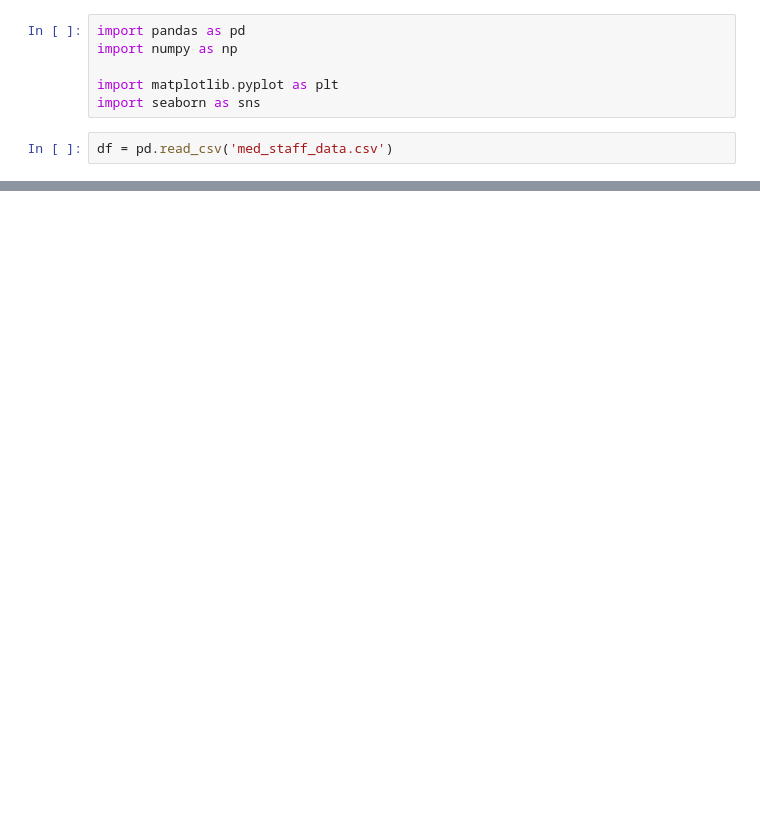
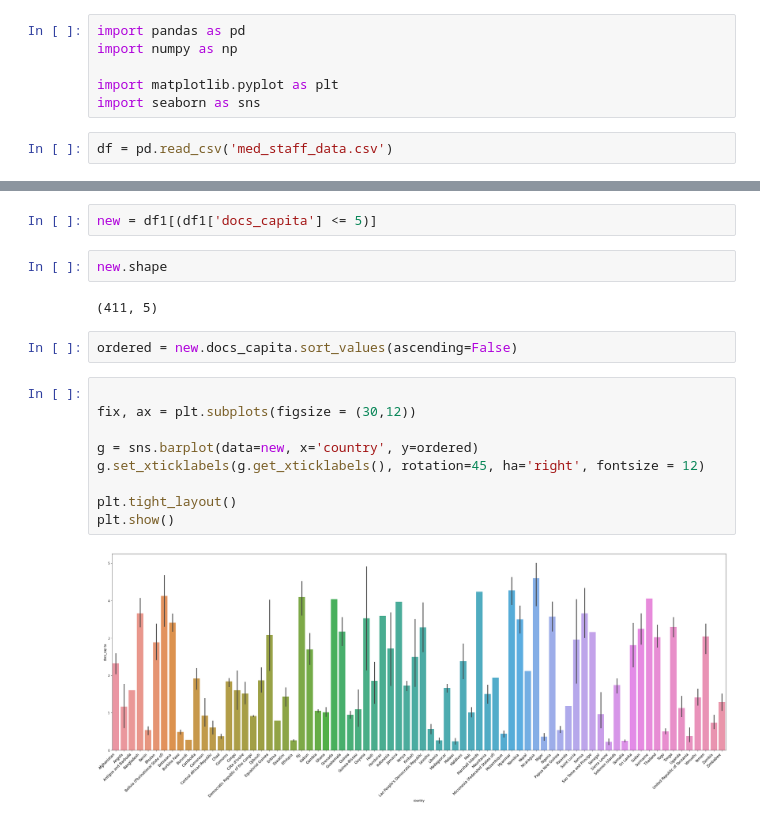
Before and after one commit to ozbunae/med_staff_data, a Jupyter notebook: World Wide Medical Staff.ipynb, the cells around one changed output, grey strips where cells are left out. Drawn from its saved outputs; the diff is of its cells as text; blank space fills up the shorter version.

```diff
--- a/World Wide Medical Staff.ipynb
+++ b/World Wide Medical Staff.ipynb
@@ -51,0 +125,19 @@ sns.barplot(data=df, x='Country', y='Medical doctors (per 10 000 population)')
+# %%
+new = df1[(df1['docs_capita'] <= 5)]
+# %%
+new.shape
+# %% [output]
+(411, 5)
+# %%
+ordered = new.docs_capita.sort_values(ascending=False)
+# %%
+
+fix, ax = plt.subplots(figsize = (30,12))
+
+g = sns.barplot(data=new, x='country', y=ordered)
+g.set_xticklabels(g.get_xticklabels(), rotation=45, ha='right', fontsize = 12)
+
+plt.tight_layout()
+plt.show()
+# %% [output]
+[figure, added]
```
Also changed, not shown: parts of 14 cells of this notebook.
